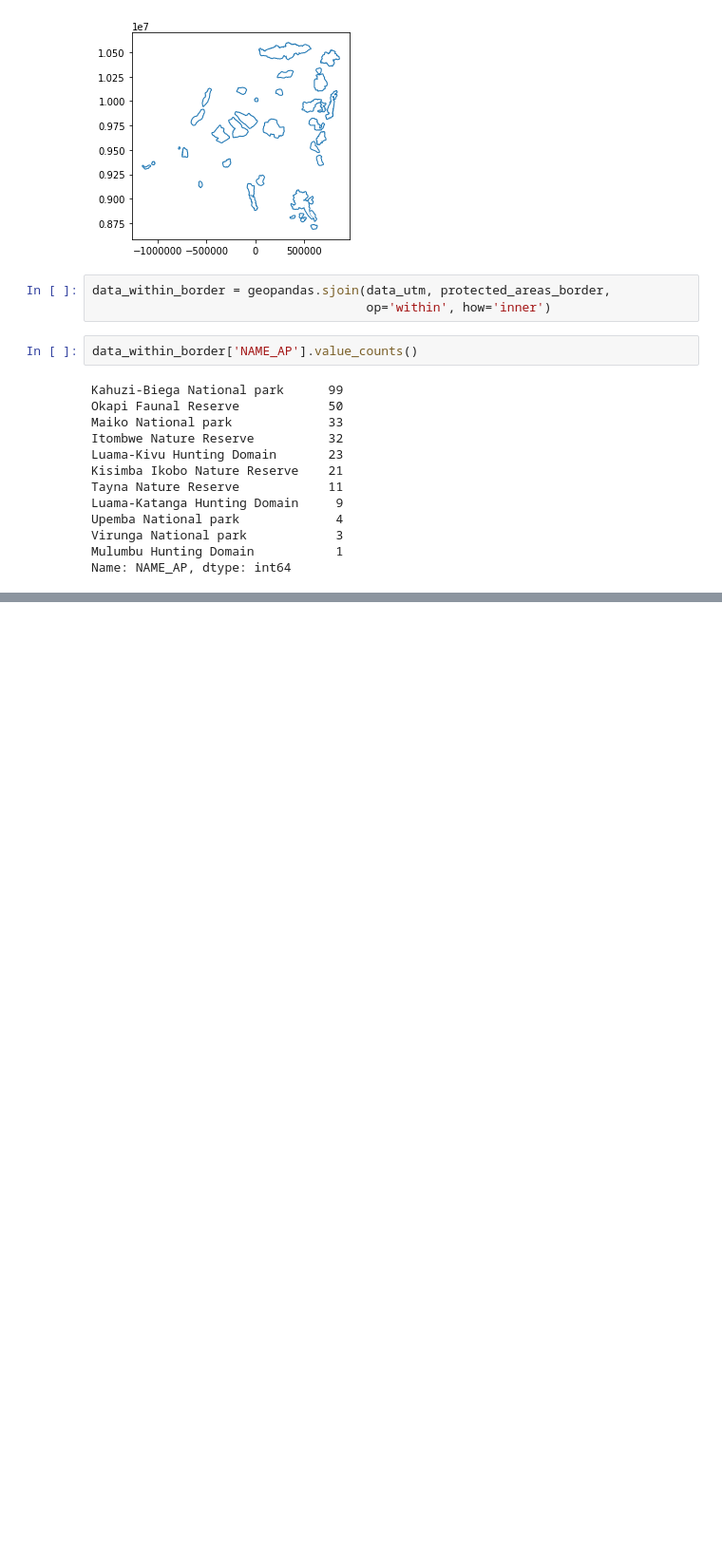
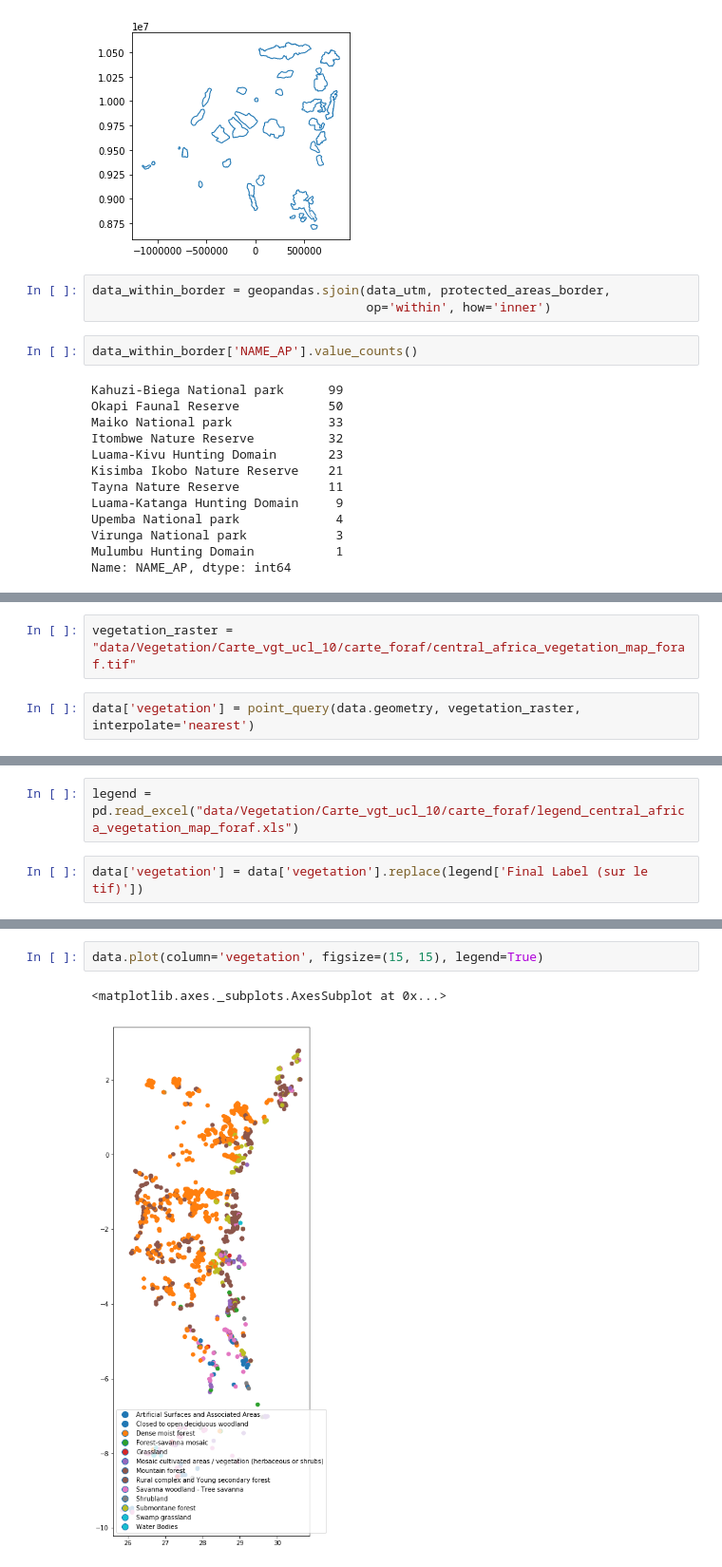
Before and after one commit to jorisvandenbossche/geopandas-tutorial, a Jupyter notebook: _solved/case-conflict-mapping.ipynb, the cells around one changed output, grey strips where cells are left out. Shown at 95% size. Drawn from its saved outputs; the diff is of its cells as text; blank space fills up the shorter version.

Commit message:
add raster point sampling example

```diff
--- a/_solved/case-conflict-mapping.ipynb
+++ b/_solved/case-conflict-mapping.ipynb
@@ -445,0 +454,4 @@ Name: NAME_AP, dtype: int64
+# %%
+vegetation_raster = "data/Vegetation/Carte_vgt_ucl_10/carte_foraf/central_africa_vegetation_map_foraf.tif"
+# %%
+data['vegetation'] = point_query(data.geometry, vegetation_raster, interpolate='nearest')
@@ -445,0 +460,4 @@ Name: NAME_AP, dtype: int64
+# %%
+legend = pd.read_excel("data/Vegetation/Carte_vgt_ucl_10/carte_foraf/legend_central_africa_vegetation_map_foraf.xls")
+# %%
+data['vegetation'] = data['vegetation'].replace(legend['Final Label (sur le tif)'])
@@ -445,0 +478,5 @@ Name: NAME_AP, dtype: int64
+# %%
+data.plot(column='vegetation', figsize=(15, 15), legend=True)
+# %% [output]
+<matplotlib.axes._subplots.AxesSubplot at 0x...>
+[figure, added]
```
Also changed, not shown: parts of 4 cells of this notebook.
